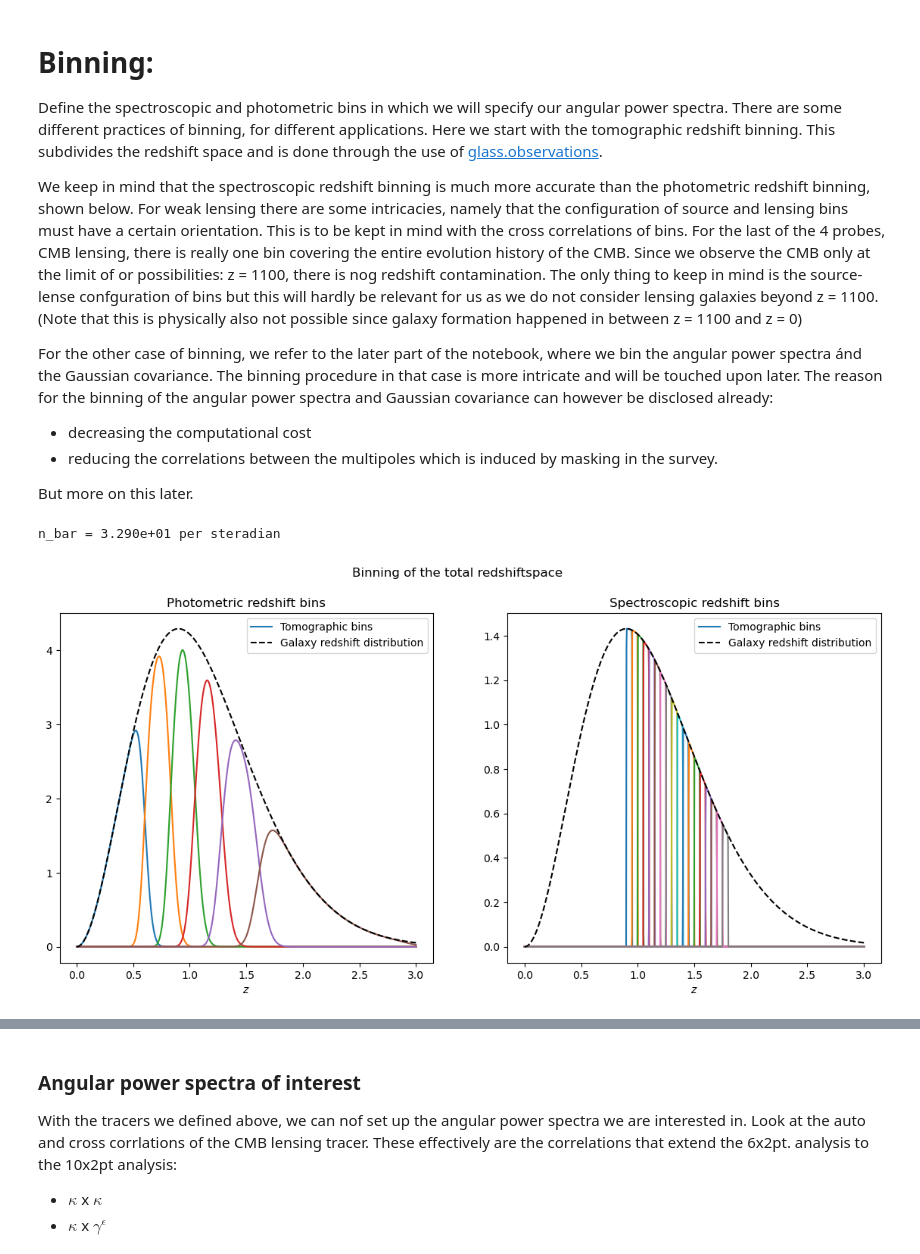
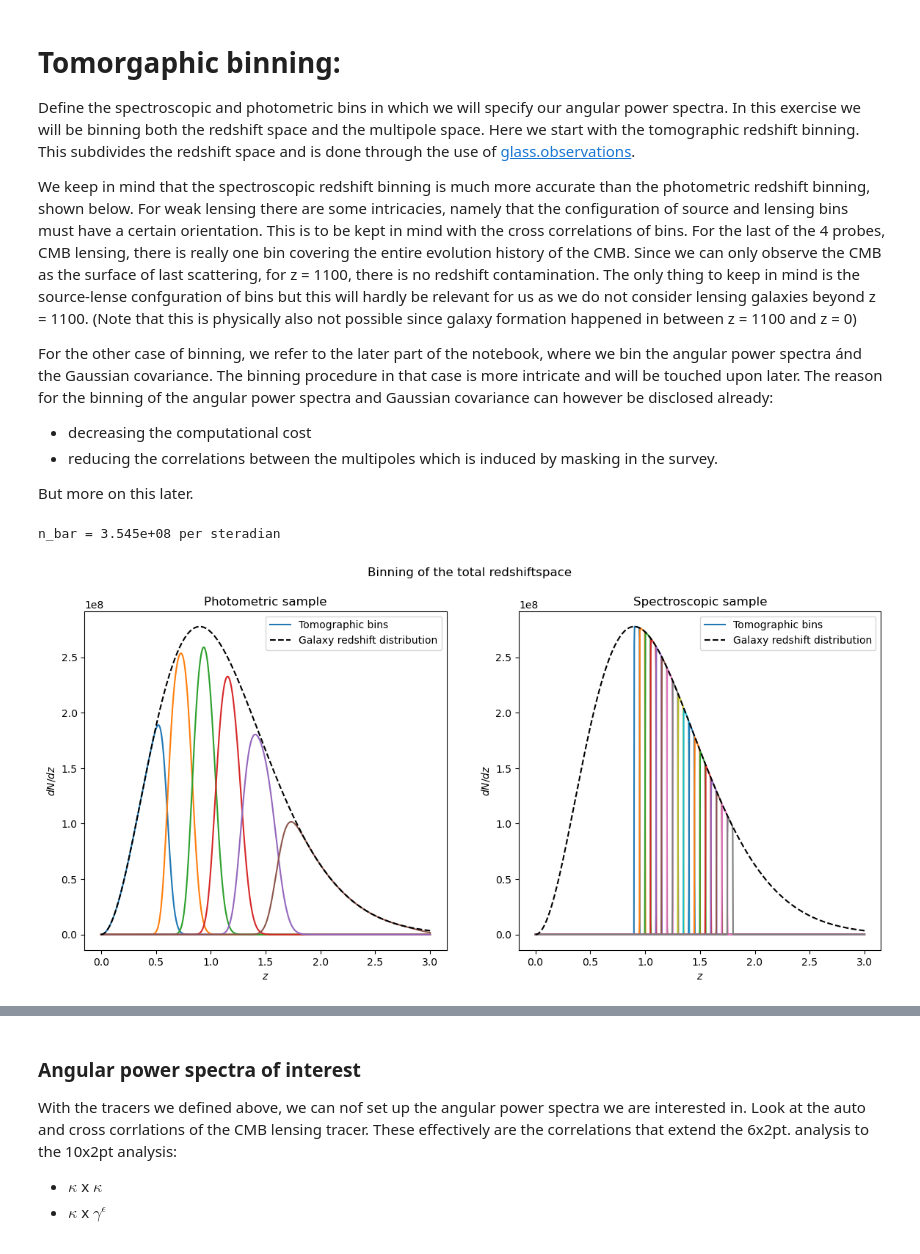
Before and after one commit to XanderHenrik/Masters-Project, a Jupyter notebook: notebooks/identifiability_test.ipynb, the cells around one changed output, grey strips where cells are left out. Drawn from its saved outputs; the diff is of its cells as text; code cells hidden in the pictures.

```diff
--- a/notebooks/identifiability_test.ipynb
+++ b/notebooks/identifiability_test.ipynb
@@ -81,9 +109,9 @@ i_a = -0.004 * np.ones_like(z) # Intrinsic alignment amplitude
 # %% [markdown]
-# Binning:
+# Tomorgaphic binning:
 Define the spectroscopic and photometric bins in which we will specify our angular power spectra.
-There are some different practices of binning, for different applications. Here we start with the tomographic redshift binning. This subdivides the redshift space and is done through the use of [glass.observations](https://glass.readthedocs.io/v2023.6/reference/observations.html#rd48878c677a1-1).
+In this exercise we will be binning both the redshift space and the multipole space. Here we start with the tomographic redshift binning. This subdivides the redshift space and is done through the use of [glass.observations](https://glass.readthedocs.io/v2023.6/reference/observations.html#rd48878c677a1-1).
 
-We keep in mind that the spectroscopic redshift binning is much more accurate than the photometric redshift binning, shown below. For weak lensing there are some intricacies, namely that the configuration of source and lensing bins must have a certain orientation. This is to be kept in mind with the cross correlations of bins. For the last of the 4 probes, CMB lensing, there is really one bin covering the entire evolution history of the CMB. Since we observe the CMB only at the limit of or possibilities: z = 1100, there is nog redshift contamination. The only thing to keep in mind is the source-lense confguration of bins but this will hardly be relevant for us as we do not consider lensing galaxies beyond z = 1100. (Note that this is physically also not possible since galaxy formation happened in between z = 1100 and z = 0)
+We keep in mind that the spectroscopic redshift binning is much more accurate than the photometric redshift binning, shown below. For weak lensing there are some intricacies, namely that the configuration of source and lensing bins must have a certain orientation. This is to be kept in mind with the cross correlations of bins. For the last of the 4 probes, CMB lensing, there is really one bin covering the entire evolution history of the CMB. Since we can only observe the CMB as the surface of last scattering, for z = 1100, there is no redshift contamination. The only thing to keep in mind is the source-lense confguration of bins but this will hardly be relevant for us as we do not consider lensing galaxies beyond z = 1100. (Note that this is physically also not possible since galaxy formation happened in between z = 1100 and z = 0)
 
 For the other case of binning, we refer to the later part of the notebook, where we bin the angular power spectra ánd the Gaussian covariance. The binning procedure in that case is more intricate and will be touched upon later. The reason for the binning of the angular power spectra and Gaussian covariance can however be disclosed already:
 - decreasing the computational cost
@@ -91,55 +119,63 @@ For the other case of binning, we refer to the later part of the notebook, where
 
 But more on this later.
 # %%
-# We define the photometric and spectra through the following:
-# From Euclis we find n_bar = 30 per arcmin**2; we want n_bar however to be in steradian
-n_bar = (30 * (60**2)) * (np.pi/180)**2 # Assume a galaxy density and accompanying reshift distribution:
+"""
+We define the tomographic binning in both cases using glass.observations as a reference for the underlying galaxy redshift distribution.
+
+n_bar: the number density of galaxies in the sample we observe. Taken from Euclid:
+    https://www.aanda.org/articles/aa/abs/2022/01/aa41556-21/aa41556-21.html (table 2)
+dndz: the underlying galaxy redshift distribution with:
+    z, the array of redshifts
+    z_mode, the peak of the distribution
+    aplha, the broadness of the distribution
+    beta, a high redshift cut-off
+"""
+# From Euclid we find n_bar = 30 per arcmin**2; we want n_bar however to be in steradian
+n_bar = (30 * (60**2)) * (180/np.pi)**2 # Assume a galaxy density and accompanying reshift distribution:
 print(f"n_bar = {n_bar:.3e} per steradian")
 
-"""
-We multiply n_bar by the dndz to obtain the number density of galaxies per redshift bin.
+# The underlying galaxy redshift distribution:
+dndz = glass.observations.smail_nz(z, z_mode=0.9, alpha=2., beta=1.5)
+dndz *= n_bar
 
-TODO: We DON'T need to devide the n_bar by the number of bins since this will be taken care of by the multiplication with the dndz.
+# Photometric redshift binning:
+zbins = glass.observations.equal_dens_zbins(z, dndz, nbins=6)
+phot_tomo_bins = glass.observations.tomo_nz_gausserr(z, dndz, 0.03, zbins) # Where the bin error is 0.03
 
-"""
-
-# Photometric:
-n_bar_phot = n_bar/6
-dndz = glass.observations.smail_nz(z, z_mode=0.9, alpha=2., beta=1.5)
-# dndz *= n_bar
-dndz_phot = dndz * n_bar_phot
-zbins = glass.observations.equal_dens_zbins(z, dndz_phot, nbins=6)
-phot_tomo_bins = glass.observations.tomo_nz_gausserr(z, dndz_phot, 0.03, zbins) # Where the bin error is 0.03
-
-# Spectroscopic:
-n_bar_spec = n_bar/18
-dndz_spec = dndz * n_bar_spec
-spec_z = (np.heaviside((z - 0.9), 1) - np.heaviside((z - 1.8), 1)) * dndz_spec
+# Spectroscopic redshift binning:
+spec_z = (np.heaviside((z - 0.9), 1) - np.heaviside((z - 1.8), 1)) * dndz
 spec_zbins = glass.observations.fixed_zbins(zmin=0.9, zmax=1.8, dz=0.05)
 spec_tomo_bins = glass.observations.tomo_nz_gausserr(z, spec_z, 0.0003, spec_zbins)
 
 # We now visualize the redshift binning:
 fig, axes = plt.subplots(figsize=(14, 6), nrows=1, ncols=2)
 plt.suptitle("Binning of the total redshiftspace")
 
-# Show the photometric bins in a plot:
-axes[0].set_title("Photometric redshift bins")
+# Photometric:
+axes[0].set_title("Photometric sample")
 for i in range(len(phot_tomo_bins)):
     axes[0].plot(z, phot_tomo_bins[i], label="Tomographic bins" if i == 0 else "")
-axes[0].plot(z, dndz_phot, 'k--', label='Galaxy redshift distribution')
+
+# Also plot the galaxy redshift distribution function:
+axes[0].plot(z, dndz, 'k--', label='Galaxy redshift distribution')
 axes[0].legend()
 axes[0].set_xlabel("$z$")
+axes[0].set_ylabel(r"$dN/dz$")
 
-# Show the spectroscopic bins in a plot:
-axes[1].set_title("Spectroscopic redshift bins")
+
+# Spectroscopic:
+axes[1].set_title("Spectroscopic sample")
 for i in range(len(spec_tomo_bins)):
     axes[1].plot(z, spec_tomo_bins[i], label="Tomographic bins" if i == 0 else "")
-axes[1].plot(z, dndz_spec, 'k--', label='Galaxy redshift distribution')
+
+# Plot the galaxy redshift distribution:
+axes[1].plot(z, dndz, 'k--', label='Galaxy redshift distribution')
 axes[1].legend()
 axes[1].set_xlabel("$z$")
+axes[1].set_ylabel(r"$dN/dz$")
 plt.show()
 # %% [output]
-n_bar = 3.290e+01 per steradian
+n_bar = 3.545e+08 per steradian
-[figure, old version]
+[figure, new version]
 # %% [markdown]
 ### Defining the tracers:
```
Also changed, not shown: parts of 18 cells of this notebook, 3 other files.
